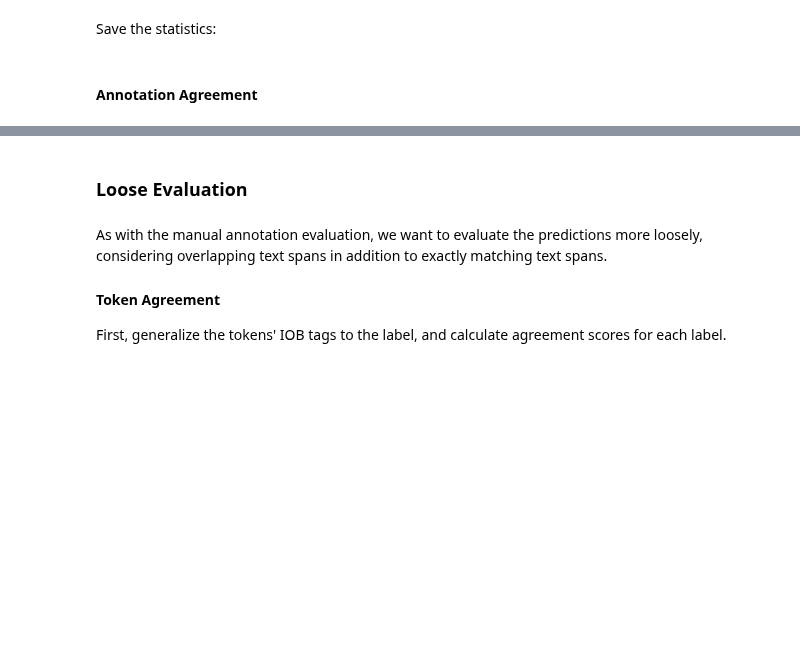
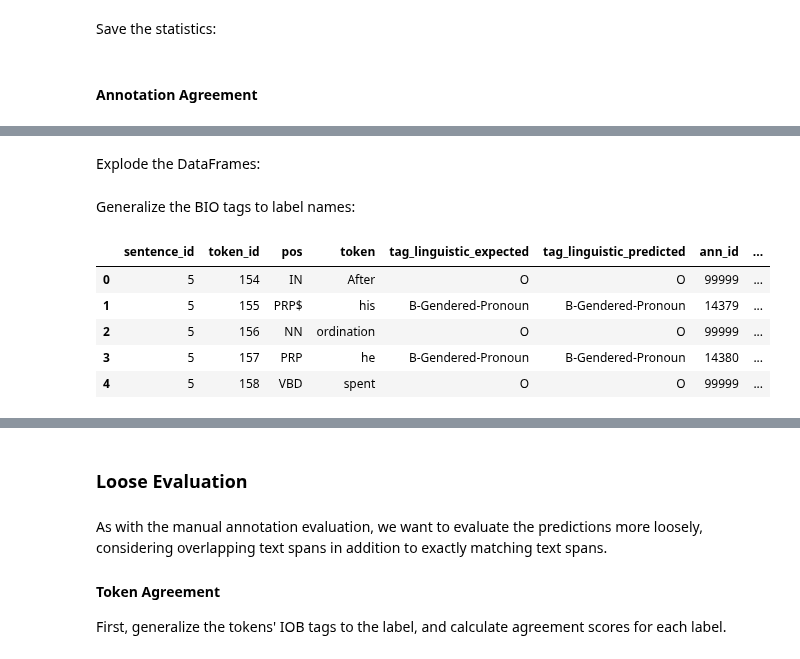
Before and after one commit to thegoose20/gender-bias, a Jupyter notebook: token_classification/BaselineSequenceClassifiers_LabelsCustomFastText.ipynb, the cells around one changed output, grey strips where cells are left out. Cells and saved outputs as stored; diff of their text form; code cells hidden in the pictures; blank space fills up the shorter version.

```diff
--- a/token_classification/BaselineSequenceClassifiers_LabelsCustomFastText.ipynb
+++ b/token_classification/BaselineSequenceClassifiers_LabelsCustomFastText.ipynb
@@ -1845,0 +1839,10 @@ stats.to_csv(config.tokc_path+output_path+"crf_l2sgd_baseline_performance_strict
+# %%
+print(pred_cont.shape)
+pred_cont_ann = pred_cont.join(df_ann.set_index(index_list), on=index_list, how="left")
+print(pred_cont_ann.shape)
+pred_cont_ann = pred_cont_ann.drop(columns=["tag"])  # duplicate of tag_expected
+assert pred_cont_ann.loc[pred_cont_ann["token_id"].isna()].shape[0] == 0
+assert pred_cont_ann.loc[pred_cont_ann["ann_id"].isna()].shape[0] == 0
+assert pred_cont_ann.loc[pred_cont_ann["tag_contextual_predicted"].isna()].shape[0] == 0
+assert pred_cont_ann.loc[pred_cont_ann["tag_contextual_expected"].isna()].shape[0] == 0
+pred_cont_ann.head()
@@ -1845,0 +1858,8 @@ stats.to_csv(config.tokc_path+output_path+"crf_l2sgd_baseline_performance_strict
+# %%
+pred_pers_ann = pred_pers.join(df_ann.set_index(index_list), on=index_list, how="left")
+pred_pers_ann = pred_pers_ann.drop(columns=["tag"])  # duplicate of tag_expected
+assert pred_pers_ann.loc[pred_pers_ann["token_id"].isna()].shape[0] == 0
+assert pred_pers_ann.loc[pred_pers_ann["ann_id"].isna()].shape[0] == 0
+assert pred_pers_ann.loc[pred_pers_ann["tag_personname_predicted"].isna()].shape[0] == 0
+assert pred_pers_ann.loc[pred_pers_ann["tag_personname_expected"].isna()].shape[0] == 0
+pred_pers_ann.head()
@@ -1845,0 +1873,8 @@ stats.to_csv(config.tokc_path+output_path+"crf_l2sgd_baseline_performance_strict
+# %%
+pred_ling_ann = pred_ling.join(df_ann.set_index(index_list), on=index_list, how="left")
+pred_ling_ann = pred_ling_ann.drop(columns=["tag"])  # duplicate of tag_expected
+assert pred_ling_ann.loc[pred_ling_ann["token_id"].isna()].shape[0] == 0
+assert pred_ling_ann.loc[pred_ling_ann["ann_id"].isna()].shape[0] == 0
+assert pred_ling_ann.loc[pred_ling_ann["tag_linguistic_predicted"].isna()].shape[0] == 0
+assert pred_ling_ann.loc[pred_ling_ann["tag_linguistic_expected"].isna()].shape[0] == 0
+pred_ling_ann.head()
@@ -1845,0 +1888,9 @@ stats.to_csv(config.tokc_path+output_path+"crf_l2sgd_baseline_performance_strict
+# %% [markdown]
+Explode the DataFrames:
+# %%
+pred_ling_ann = pred_ling_ann.explode(["tag_linguistic_expected"])
+# pred_ling_ann.head() # Looks good
+pred_cont_ann = pred_cont_ann.explode(["tag_contextual_expected"])
+pred_pers_ann = pred_pers_ann.explode(["tag_personname_expected"])
+# %% [markdown]
+Generalize the BIO tags to label names:
@@ -1845,0 +1911,11 @@ stats.to_csv(config.tokc_path+output_path+"crf_l2sgd_baseline_performance_strict
+# %%
+# pred_cont_ann.head()
+# pred_pers_ann.head()
+pred_ling_ann.head()
+# %% [output]
+|  | sentence_id | token_id | pos | token | tag_linguistic_expected | tag_linguistic_predicted | ann_id | ... |
+| 0 | 5 | 154 | IN | After | O | O | 99999 | ... |
+| 1 | 5 | 155 | PRP$ | his | B-Gendered-Pronoun | B-Gendered-Pronoun | 14379 | ... |
+| 2 | 5 | 156 | NN | ordination | O | O | 99999 | ... |
+| 3 | 5 | 157 | PRP | he | B-Gendered-Pronoun | B-Gendered-Pronoun | 14380 | ... |
+| 4 | 5 | 158 | VBD | spent | O | O | 99999 | ... |
```
Also changed, not shown: parts of 20 cells of this notebook, 1 other file.
